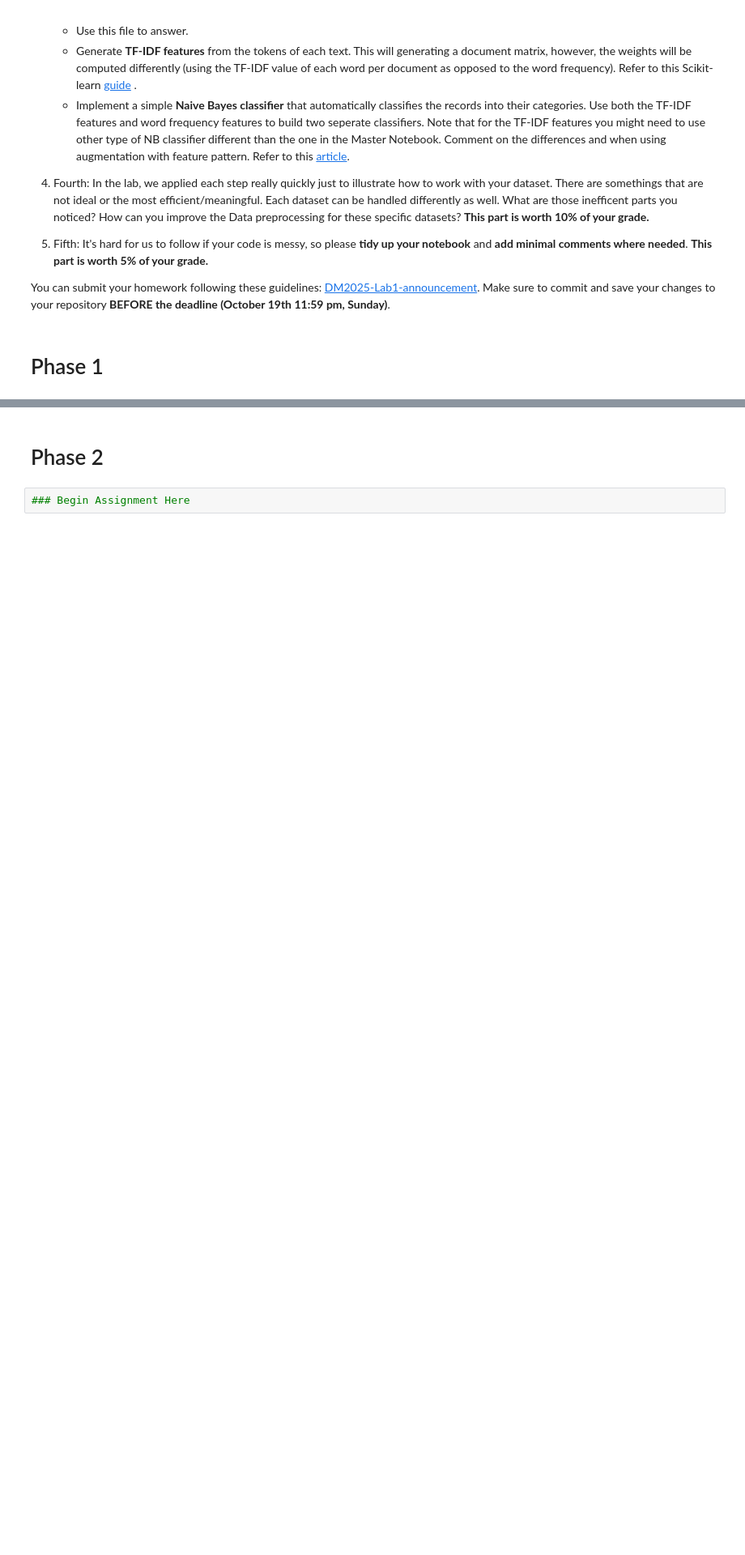
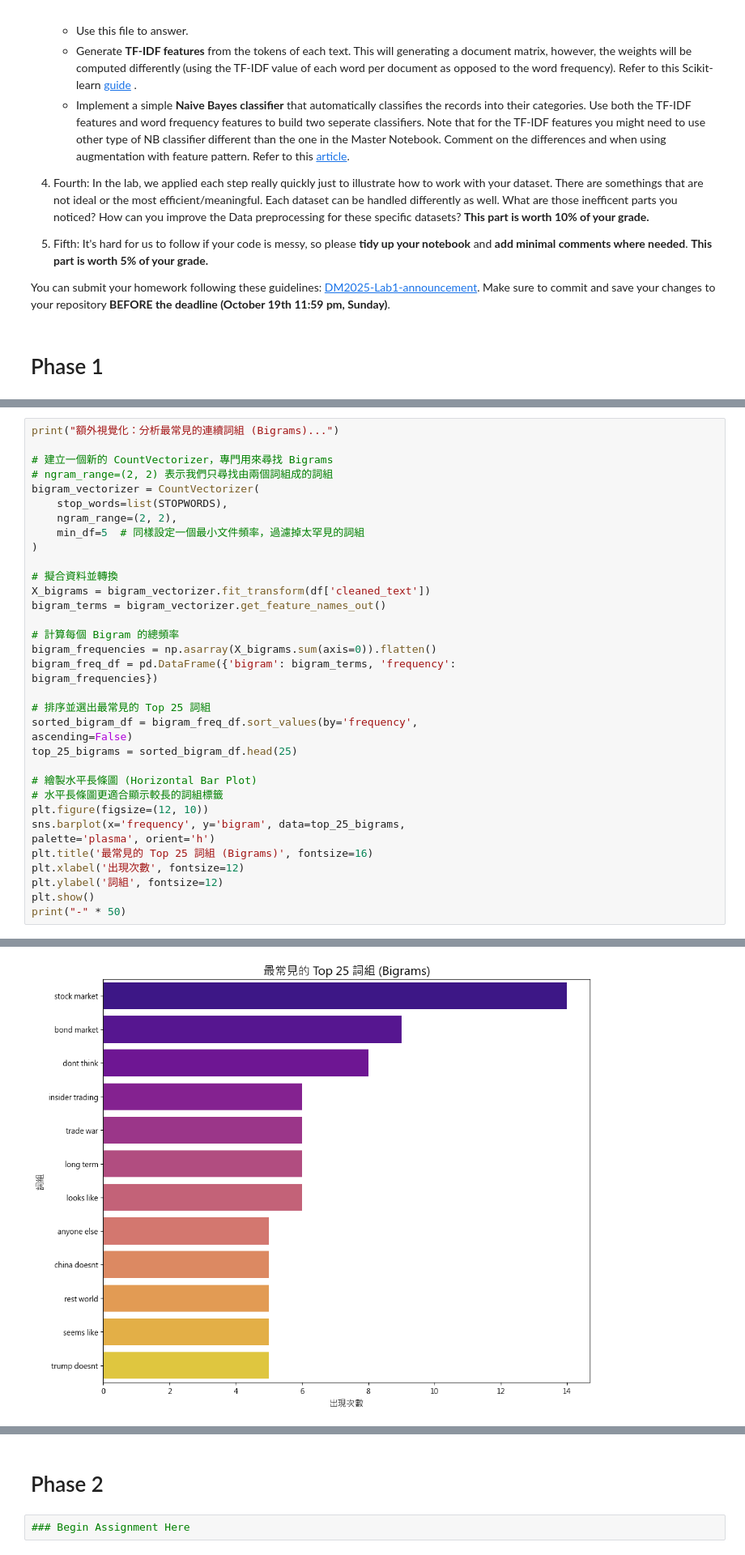
Before and after one commit to Ha1ion/DM2025-Lab1-Exercise, a Jupyter notebook: DM2025-Lab1-Homework.ipynb, the cells around one changed output, grey strips where cells are left out. Shown at 81% size. Saved outputs shown, nothing was run; the diff lists cells and outputs as text; blank space fills up the shorter version.

```diff
--- a/DM2025-Lab1-Homework.ipynb
+++ b/DM2025-Lab1-Homework.ipynb
@@ -62,0 +284,36 @@ You can submit your homework following these guidelines: [DM2025-Lab1-announceme
+# %%
+print("額外視覺化：分析最常見的連續詞組 (Bigrams)...")
+
+# 建立一個新的 CountVectorizer，專門用來尋找 Bigrams
+# ngram_range=(2, 2) 表示我們只尋找由兩個詞組成的詞組
+bigram_vectorizer = CountVectorizer(
+    stop_words=list(STOPWORDS),
+    ngram_range=(2, 2),
+    min_df=5  # 同樣設定一個最小文件頻率，過濾掉太罕見的詞組
+)
+
+# 擬合資料並轉換
+X_bigrams = bigram_vectorizer.fit_transform(df['cleaned_text'])
+bigram_terms = bigram_vectorizer.get_feature_names_out()
+
+# 計算每個 Bigram 的總頻率
+bigram_frequencies = np.asarray(X_bigrams.sum(axis=0)).flatten()
+bigram_freq_df = pd.DataFrame({'bigram': bigram_terms, 'frequency':
+bigram_frequencies})
+
+# 排序並選出最常見的 Top 25 詞組
+sorted_bigram_df = bigram_freq_df.sort_values(by='frequency',
+ascending=False)
+top_25_bigrams = sorted_bigram_df.head(25)
+
+# 繪製水平長條圖 (Horizontal Bar Plot)
+# 水平長條圖更適合顯示較長的詞組標籤
+plt.figure(figsize=(12, 10))
+sns.barplot(x='frequency', y='bigram', data=top_25_bigrams,
+palette='plasma', orient='h')
+plt.title('最常見的 Top 25 詞組 (Bigrams)', fontsize=16)
+plt.xlabel('出現次數', fontsize=12)
+plt.ylabel('詞組', fontsize=12)
+plt.show()
+print("-" * 50)
+# %% [output]
@@ -62,0 +322 @@ You can submit your homework following these guidelines: [DM2025-Lab1-announceme
+[figure, added]
```
Also changed, not shown: parts of 18 cells of this notebook.
